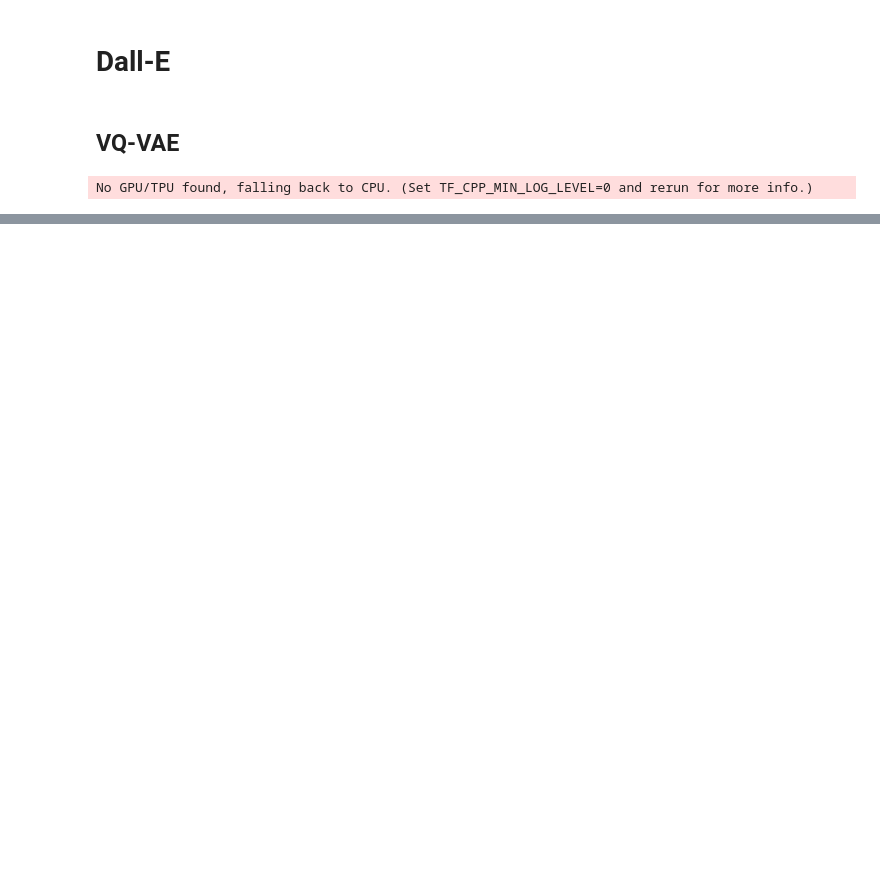
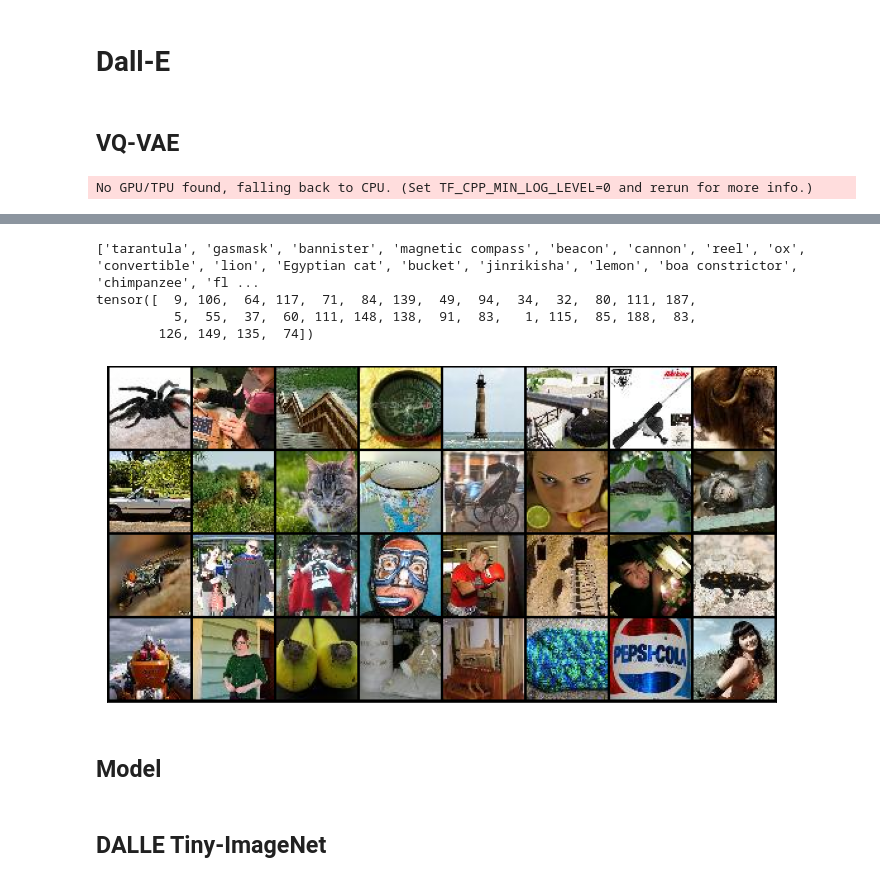
Before and after one commit to MiscellaneousStuff/dall-e, a Jupyter notebook: main.ipynb, the cells around one changed output, grey strips where cells are left out. Saved outputs shown, nothing was run; the diff lists cells and outputs as text; code cells hidden in the pictures; blank space fills up the shorter version.

```diff
--- a/main.ipynb
+++ b/main.ipynb
@@ -29,0 +123,11 @@ rec                   = vqgan_model.decode(quant_states)
+# %%
+TINY_IMAGENET_BASE_DIR = "./data/tiny-imagenet-200/"
+
+with open(TINY_IMAGENET_BASE_DIR + "wnids.txt") as f1:
+    with open(TINY_IMAGENET_BASE_DIR + "words.txt") as f2:
+        ids     = f1.read()
+        words   = f2.read()
+        ids_s   = ids.split("\n")
+        ids_s.sort()
+        words_s = {w.split("\t")[0]:w.split("\t")[1].split(",")[0] for w in words.split("\n")}
+        TINY_IMAGENET_LABELS = [words_s[idx] for idx in ids_s]
@@ -29,0 +235,10 @@ rec                   = vqgan_model.decode(quant_states)
+# %%
+show_batch(trainloader)
+# %% [output]
+['tarantula', 'gasmask', 'bannister', 'magnetic compass', 'beacon', 'cannon', 'reel', 'ox', 'convertible', 'lion', 'Egyptian cat', 'bucket', 'jinrikisha', 'lemon', 'boa constrictor', 'chimpanzee', 'fl ...
+tensor([  9, 106,  64, 117,  71,  84, 139,  49,  94,  34,  32,  80, 111, 187,
+          5,  55,  37,  60, 111, 148, 138,  91,  83,   1, 115,  85, 188,  83,
+        126, 149, 135,  74])
+[figure, added]
+# %% [markdown]
+## Model
@@ -29,0 +369,2 @@ rec                   = vqgan_model.decode(quant_states)
+# %% [markdown]
+## DALLE Tiny-ImageNet
```
Also changed, not shown: parts of 54 cells of this notebook, 9 other files.
